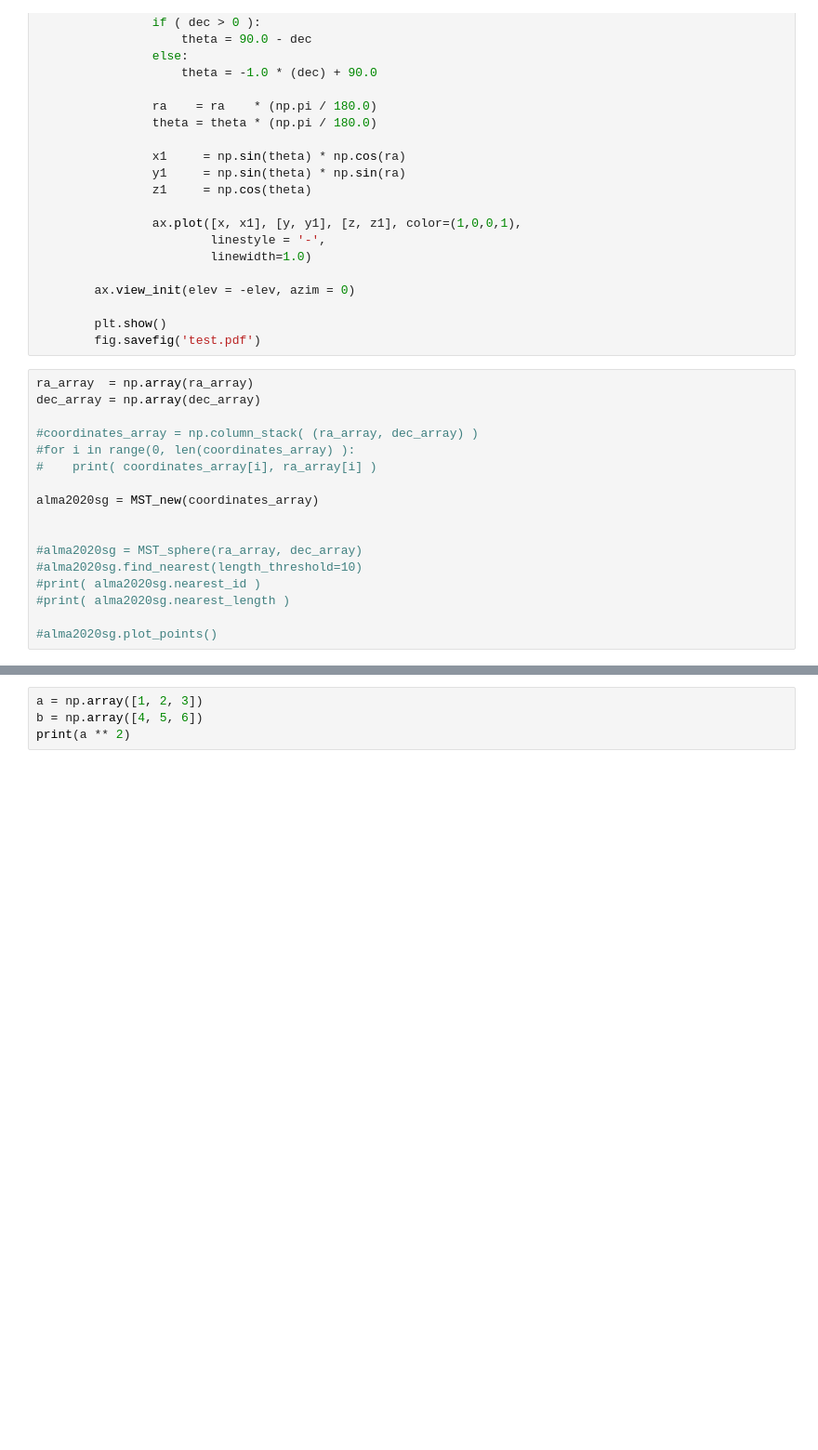
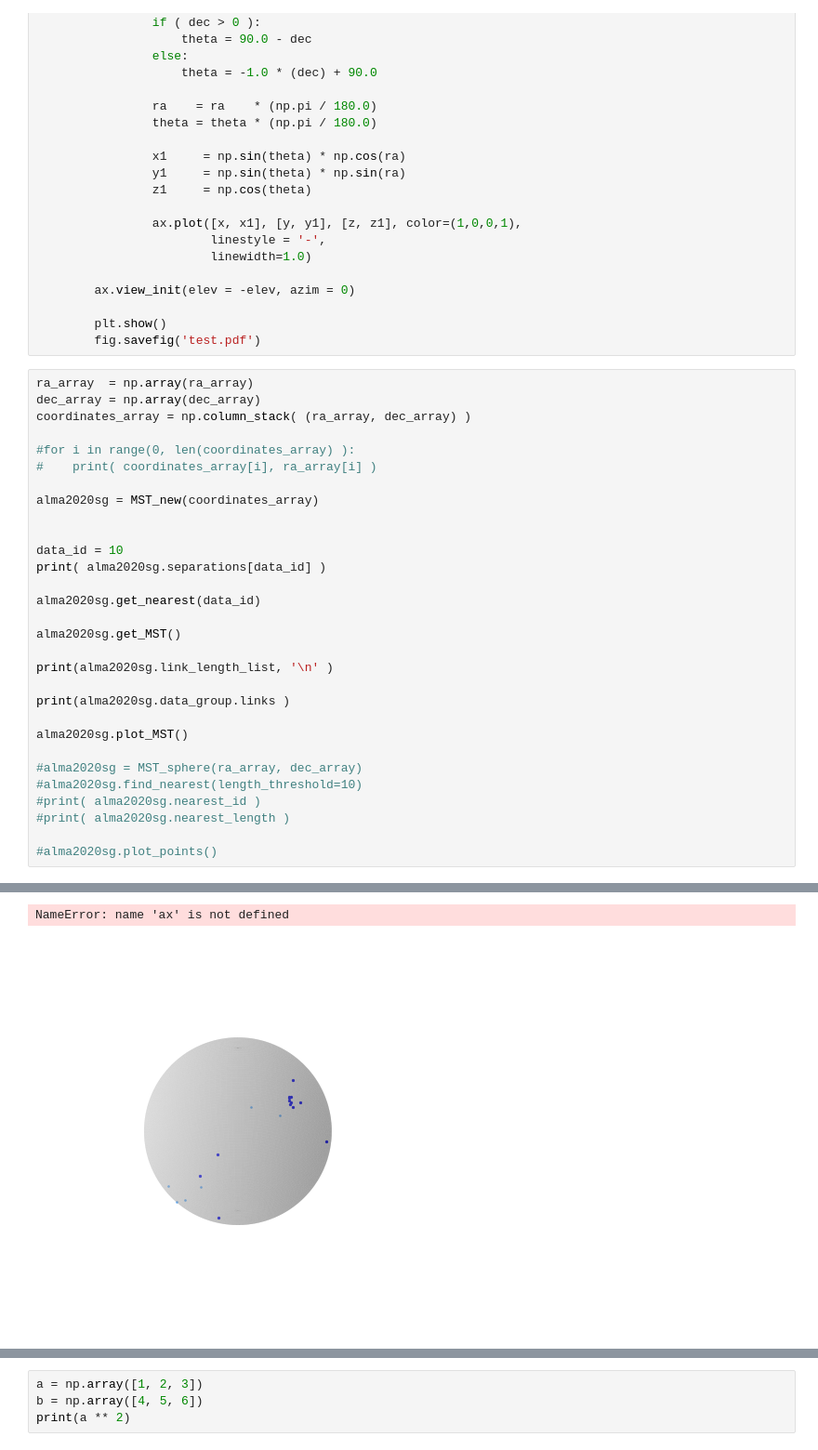
Before and after one commit to baobabyoo/GAIAHerbig, a Jupyter notebook: gaiaHerbig.ipynb, the cells around one changed output, grey strips where cells are left out. Shown at 93% size. Saved outputs shown, nothing was run; the diff lists cells and outputs as text; blank space fills up the shorter version.

Commit message:
Almost finished the new MST class. Need to finish the plotting routine.

```diff
--- a/gaiaHerbig.ipynb
+++ b/gaiaHerbig.ipynb
@@ -857,13 +1063,26 @@ class MST_sphere:
 # %%
 ra_array  = np.array(ra_array)
 dec_array = np.array(dec_array)
+coordinates_array = np.column_stack( (ra_array, dec_array) )
 
-#coordinates_array = np.column_stack( (ra_array, dec_array) )
 #for i in range(0, len(coordinates_array) ):
 #    print( coordinates_array[i], ra_array[i] )
 
 alma2020sg = MST_new(coordinates_array)
 
+
+data_id = 10
+print( alma2020sg.separations[data_id] )
+
+alma2020sg.get_nearest(data_id)
+
+alma2020sg.get_MST()
+
+print(alma2020sg.link_length_list, '\n' )
+
+print(alma2020sg.data_group.links )
+
+alma2020sg.plot_MST()
 
 #alma2020sg = MST_sphere(ra_array, dec_array)
 #alma2020sg.find_nearest(length_threshold=10)
@@ -894,2 +1120,4 @@ alma2020sg = MST_new(coordinates_array)
+NameError: name 'ax' is not defined
+[figure, added]
 # %%
 print(np.pi)
```
Also changed, not shown: parts of 3 cells of this notebook, 1 other file.
